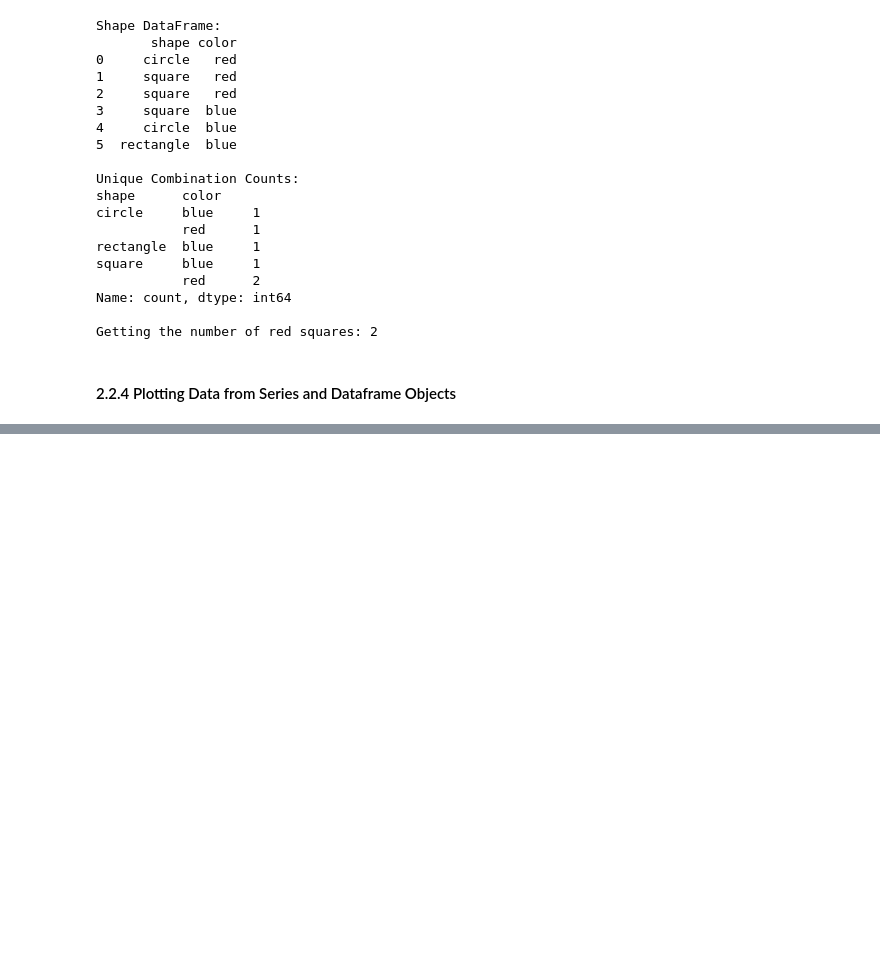
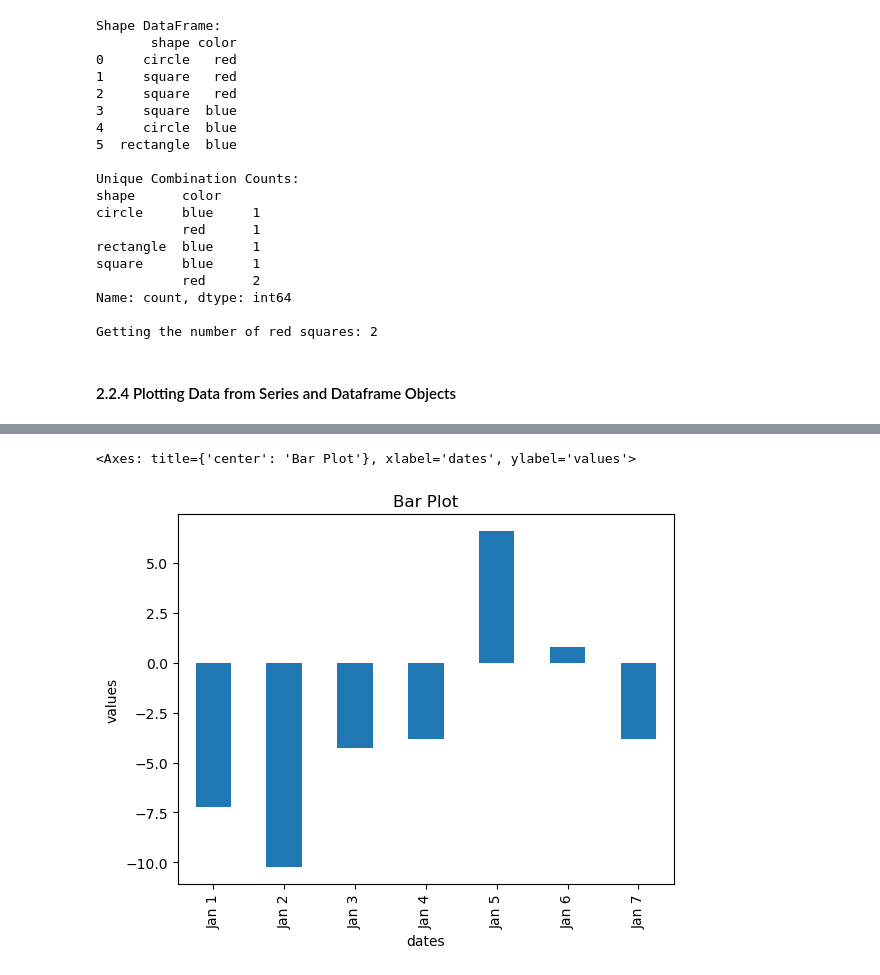
Before and after one commit to Syed-A-Naqvi/machine_learning, a Jupyter notebook: python_machine_learning/basics/pandas.ipynb, the cells around one changed output, grey strips where cells are left out. Saved outputs shown, nothing was run; the diff lists cells and outputs as text; code cells hidden in the pictures; blank space fills up the shorter version.

```diff
--- a/python_machine_learning/basics/pandas.ipynb
+++ b/python_machine_learning/basics/pandas.ipynb
@@ -500,0 +501,7 @@ s3.plot(kind='line', title='line plot', xlabel='dates', ylabel='values')
+# %%
+# the same series object can be used to create a bar plot
+
+s3.plot(kind='bar', title='Bar Plot', xlabel='dates', ylabel='values')
+# %% [output]
+<Axes: title={'center': 'Bar Plot'}, xlabel='dates', ylabel='values'>
+[figure, added]
```
Also changed, not shown: parts of 17 cells of this notebook.
